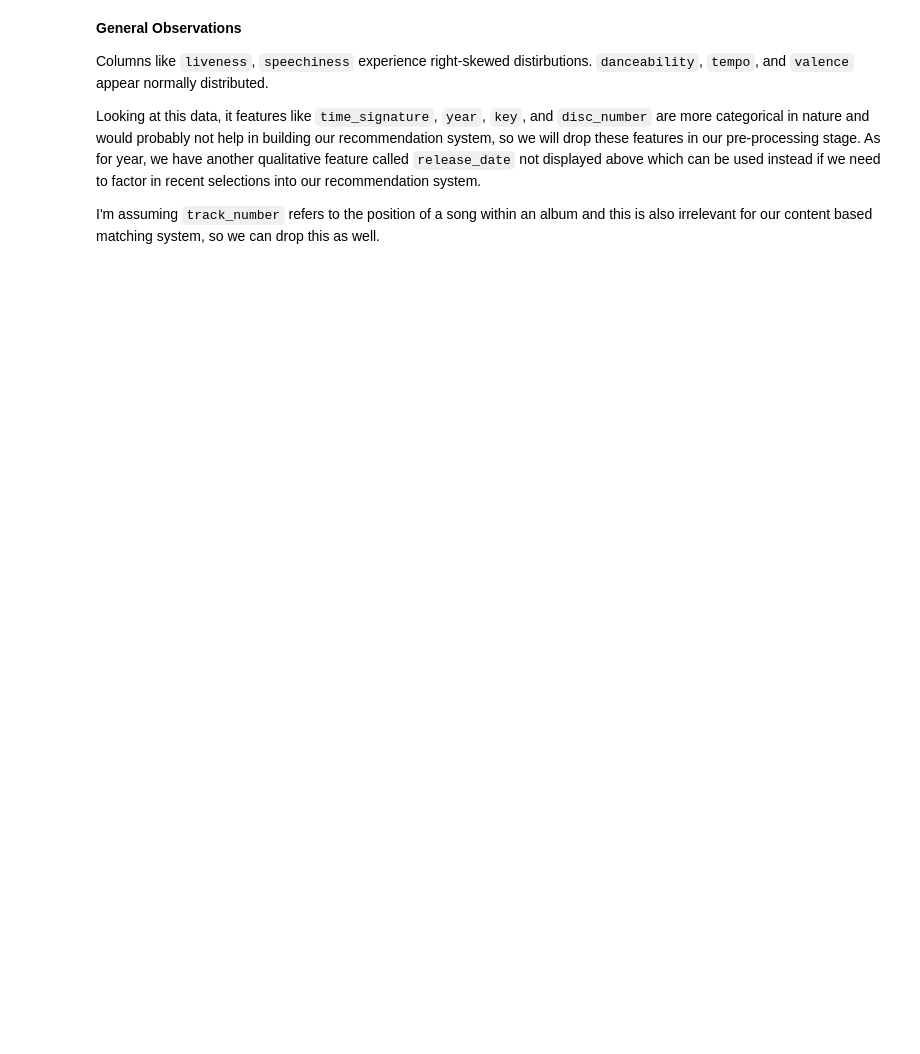
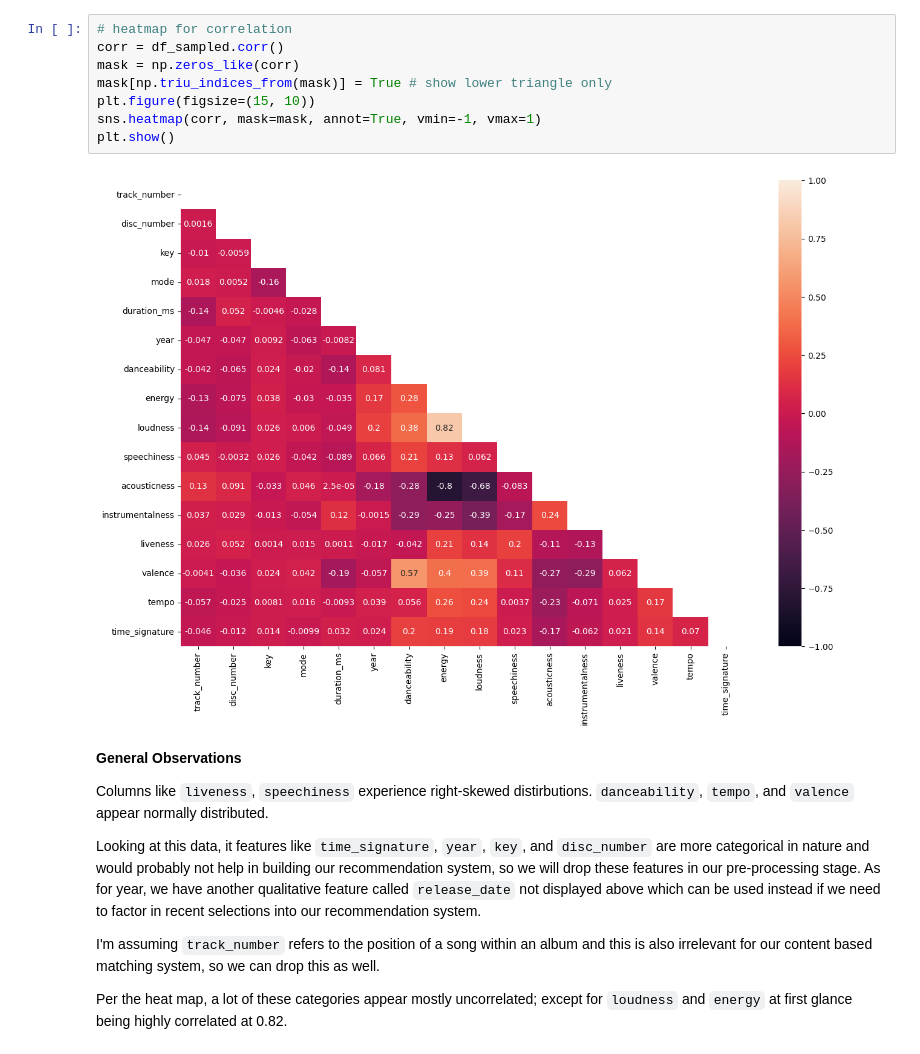
Before and after one commit to arniekanwal/song-recommendation-engine, a Jupyter notebook: explore/song-rec.ipynb, the cells around one changed output. Cells and saved outputs as stored; diff of their text form; blank space fills up the shorter version.

```diff
--- a/explore/song-rec.ipynb
+++ b/explore/song-rec.ipynb
@@ -200,3 +201,13 @@ plt.show()
+# %%
+# heatmap for correlation
+corr = df_sampled.corr()
+mask = np.zeros_like(corr)
+mask[np.triu_indices_from(mask)] = True # show lower triangle only
+plt.figure(figsize=(15, 10))
+sns.heatmap(corr, mask=mask, annot=True, vmin=-1, vmax=1)
+plt.show()
+# %% [output]
+[figure, added]
 # %% [markdown]
 **General Observations**
 
@@ -206,3 +217,5 @@ Columns like `liveness`, `speechiness` experience right-skewed distirbutions.
 Looking at this data, it features like `time_signature`, `year`, `key`, and `disc_number` are more categorical in nature and would probably not help in building our recommendation system, so we will drop these features in our pre-processing stage. As for year, we have another qualitative feature called `release_date` not displayed above which can be used instead if we need to factor in recent selections into our recommendation system.
 
 I'm assuming `track_number` refers to the position of a song within an album and this is also irrelevant for our content based matching system, so we can drop this as well.
+
+Per the heat map, a lot of these categories appear mostly uncorrelated; except for `loudness` and `energy` at first glance being highly correlated at 0.82.
```
Also changed, not shown: parts of 19 cells of this notebook, 1 other file.
